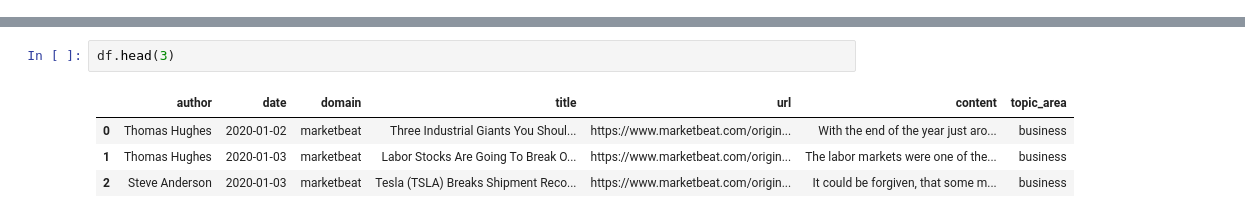
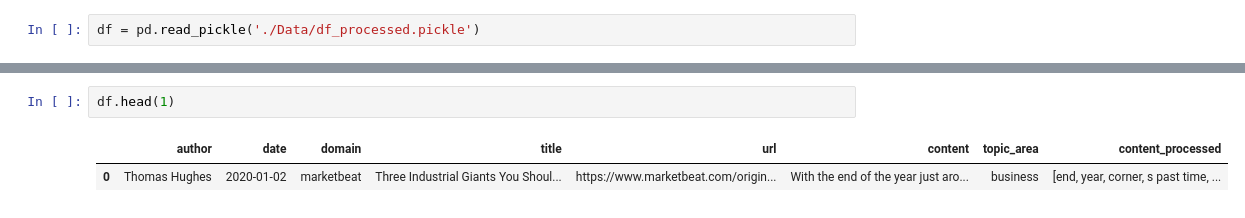
Before and after one commit to TraceyEtheridge/Thesis, a Jupyter notebook: Topic_Modelling.ipynb, the cells around one changed output, grey strips where cells are left out. Saved outputs shown, nothing was run; the diff lists cells and outputs as text.

```diff
--- a/Topic_Modelling.ipynb
+++ b/Topic_Modelling.ipynb
@@ -34,0 +10,2 @@ no of articles:  368920
+# %%
+df = pd.read_pickle('./Data/df_processed.pickle')
@@ -35,7 +30,5 @@ no of articles:  368920
 # %%
-df.head(3)
+df.head(1)
 # %% [output]
-|  | author | date | domain | title | url | content | topic_area |
-| 0 | Thomas Hughes | 2020-01-02 | marketbeat | Three Industrial Giants You Shoul... | https://www.marketbeat.com/origin... | With the end of the year just aro... | business |
-| 1 | Thomas Hughes | 2020-01-03 | marketbeat | Labor Stocks Are Going To Break O... | https://www.marketbeat.com/origin... | The labor markets were one of the... | business |
-| 2 | Steve Anderson | 2020-01-03 | marketbeat | Tesla (TSLA) Breaks Shipment Reco... | https://www.marketbeat.com/origin... | It could be forgiven, that some m... | business |
+|  | author | date | domain | title | url | content | topic_area | content_processed |
+| 0 | Thomas Hughes | 2020-01-02 | marketbeat | Three Industrial Giants You Shoul... | https://www.marketbeat.com/origin... | With the end of the year just aro... | business | [end, year, corner, s past time, ... |
```
Also changed, not shown: parts of 28 cells of this notebook.
